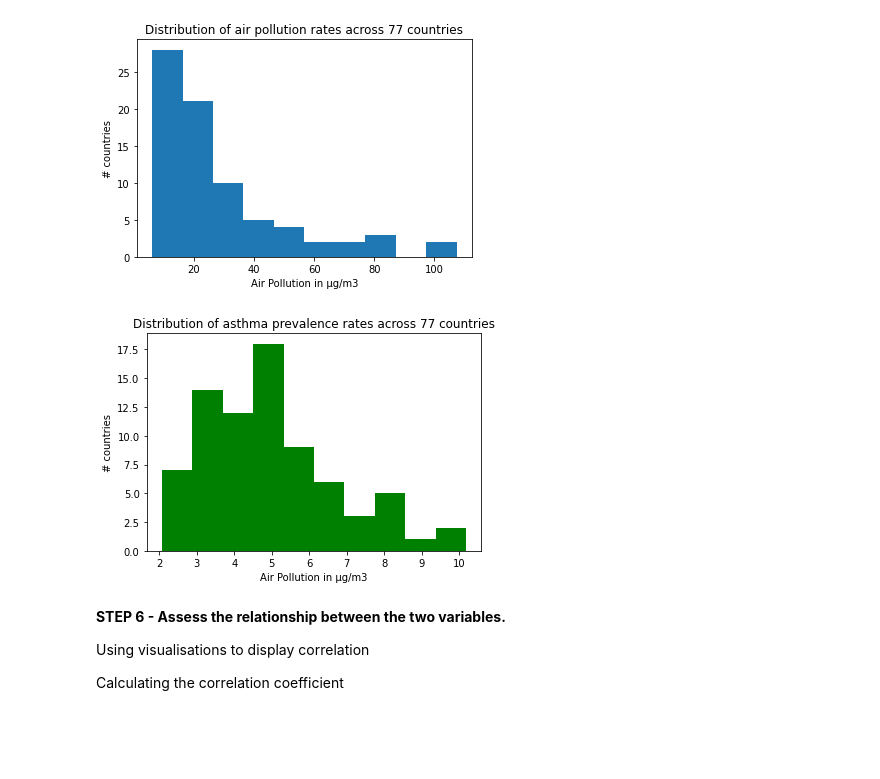
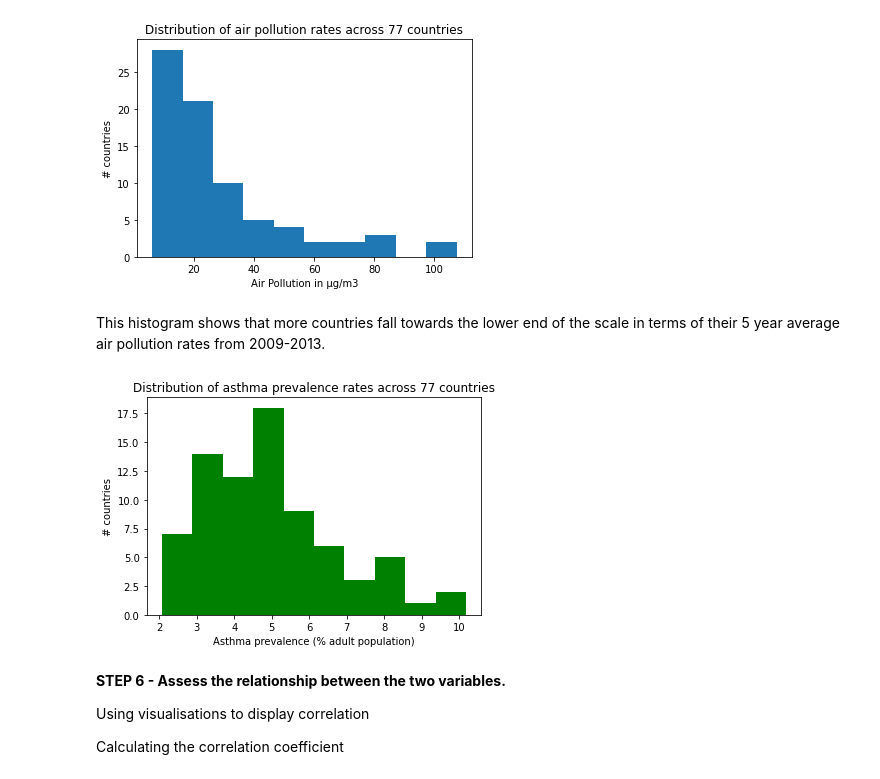
Before and after one commit to claret003/pythoncourse, a Jupyter notebook: Project.ipynb, the cells around one changed output. Saved outputs shown, nothing was run; the diff lists cells and outputs as text; code cells hidden in the pictures; blank space fills up the shorter version.

```diff
--- a/Project.ipynb
+++ b/Project.ipynb
@@ -306,14 +294,16 @@ plt.ylabel("# countries")
 plt.show()
 # %% [output]
 [figure]
+# %% [markdown]
+This histogram shows that more countries fall towards the lower end of the scale in terms of their 5 year average air pollution rates from 2009-2013.
 # %%
 plt.hist(combined_data['prevalence'], color = "green")
 plt.title("Distribution of asthma prevalence rates across 77 countries")
-plt.xlabel("Air Pollution in μg/m3")
+plt.xlabel("Asthma prevalence (% adult population)")
 plt.ylabel("# countries")
 plt.show()
 # %% [output]
-[figure, old version]
+[figure, new version]
 # %% [markdown]
 **STEP 6 - Assess the relationship between the two variables.**
 
```
Also changed, not shown: parts of 10 cells of this notebook.
